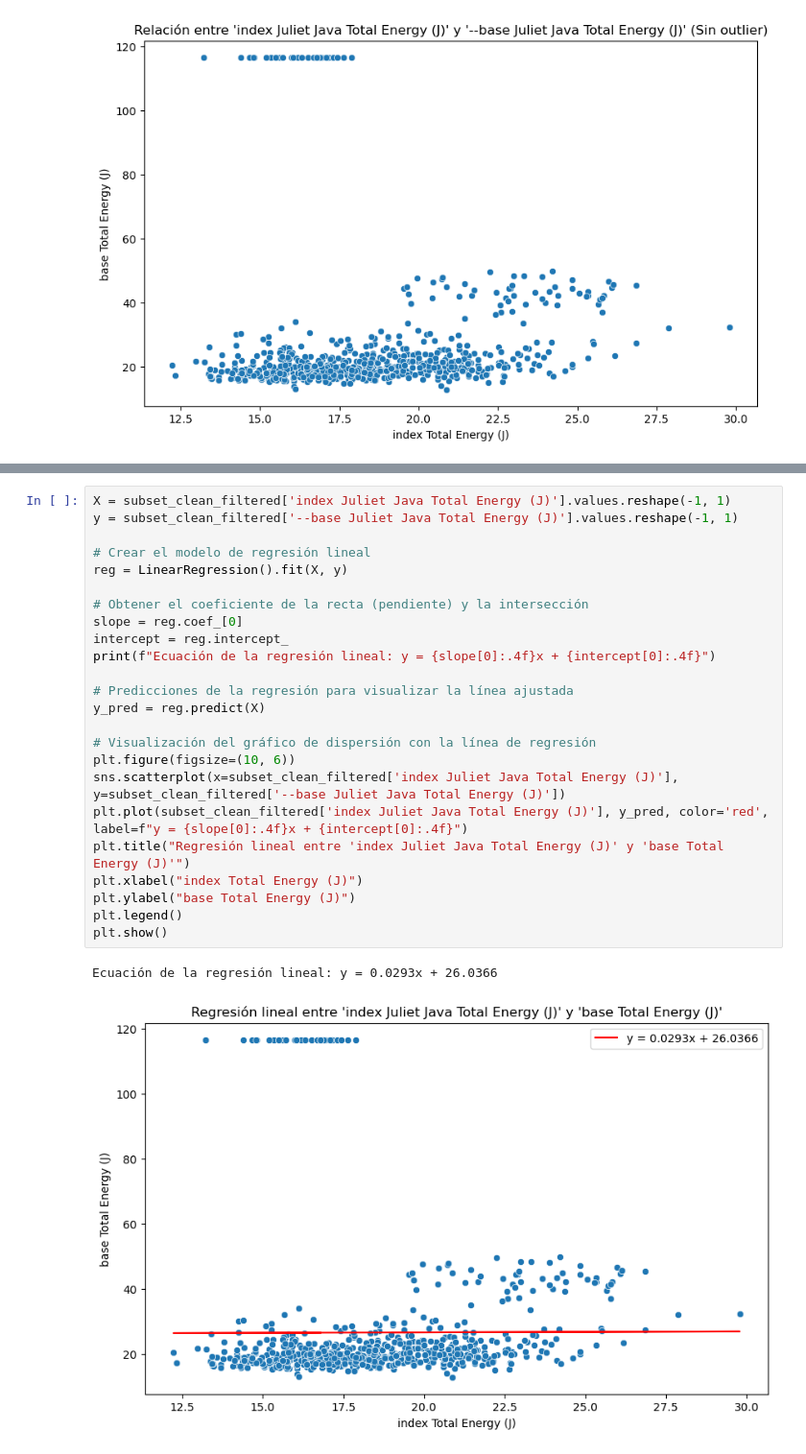
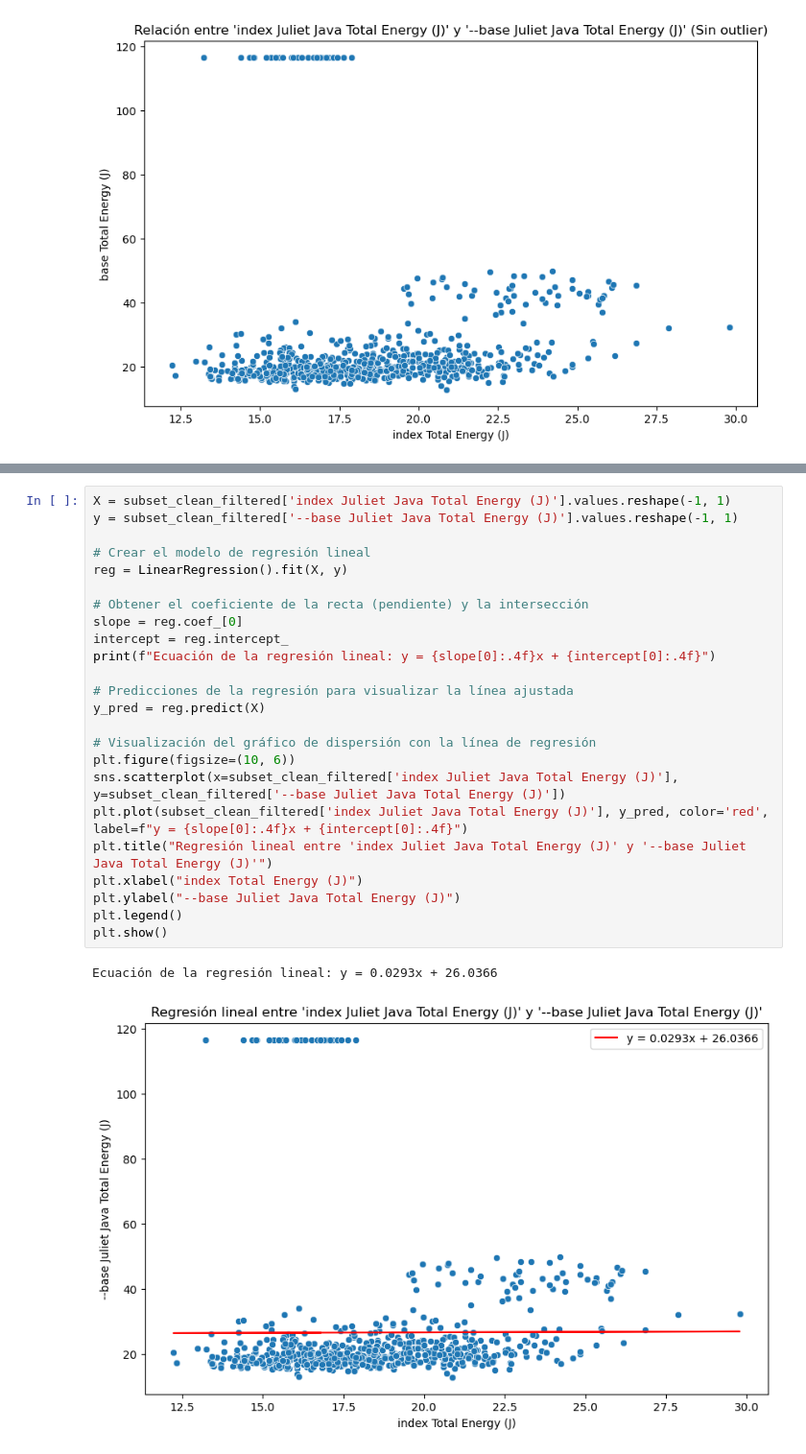
Before and after one commit to mrmiguel564/BD3, a Jupyter notebook: BDIIICliente.ipynb, the cells around one changed output, grey strips where cells are left out. Shown at 96% size. Drawn from its saved outputs; the diff is of its cells as text.

```diff
--- a/BDIIICliente.ipynb
+++ b/BDIIICliente.ipynb
@@ -429,27 +448,27 @@ Valor p (sin outlier): 0.9152162568314987
 # %%
 X = subset_clean_filtered['index Juliet Java Total Energy (J)'].values.reshape(-1, 1)
 y = subset_clean_filtered['--base Juliet Java Total Energy (J)'].values.reshape(-1, 1)
 
 # Crear el modelo de regresión lineal
 reg = LinearRegression().fit(X, y)
 
 # Obtener el coeficiente de la recta (pendiente) y la intersección
 slope = reg.coef_[0]
 intercept = reg.intercept_
 print(f"Ecuación de la regresión lineal: y = {slope[0]:.4f}x + {intercept[0]:.4f}")
 
 # Predicciones de la regresión para visualizar la línea ajustada
 y_pred = reg.predict(X)
 
 # Visualización del gráfico de dispersión con la línea de regresión
 plt.figure(figsize=(10, 6))
 sns.scatterplot(x=subset_clean_filtered['index Juliet Java Total Energy (J)'], y=subset_clean_filtered['--base Juliet Java Total Energy (J)'])
 plt.plot(subset_clean_filtered['index Juliet Java Total Energy (J)'], y_pred, color='red', label=f"y = {slope[0]:.4f}x + {intercept[0]:.4f}")
-plt.title("Regresión lineal entre 'index Juliet Java Total Energy (J)' y 'base Total Energy (J)'")
+plt.title("Regresión lineal entre 'index Juliet Java Total Energy (J)' y '--base Juliet Java Total Energy (J)'")
 plt.xlabel("index Total Energy (J)")
-plt.ylabel("base Total Energy (J)")
+plt.ylabel("--base Juliet Java Total Energy (J)")
 plt.legend()
 plt.show()
 # %% [output]
 Ecuación de la regresión lineal: y = 0.0293x + 26.0366
-[figure, old version]
+[figure, new version]
```
Also changed, not shown: parts of 13 cells of this notebook, 1 other file.
